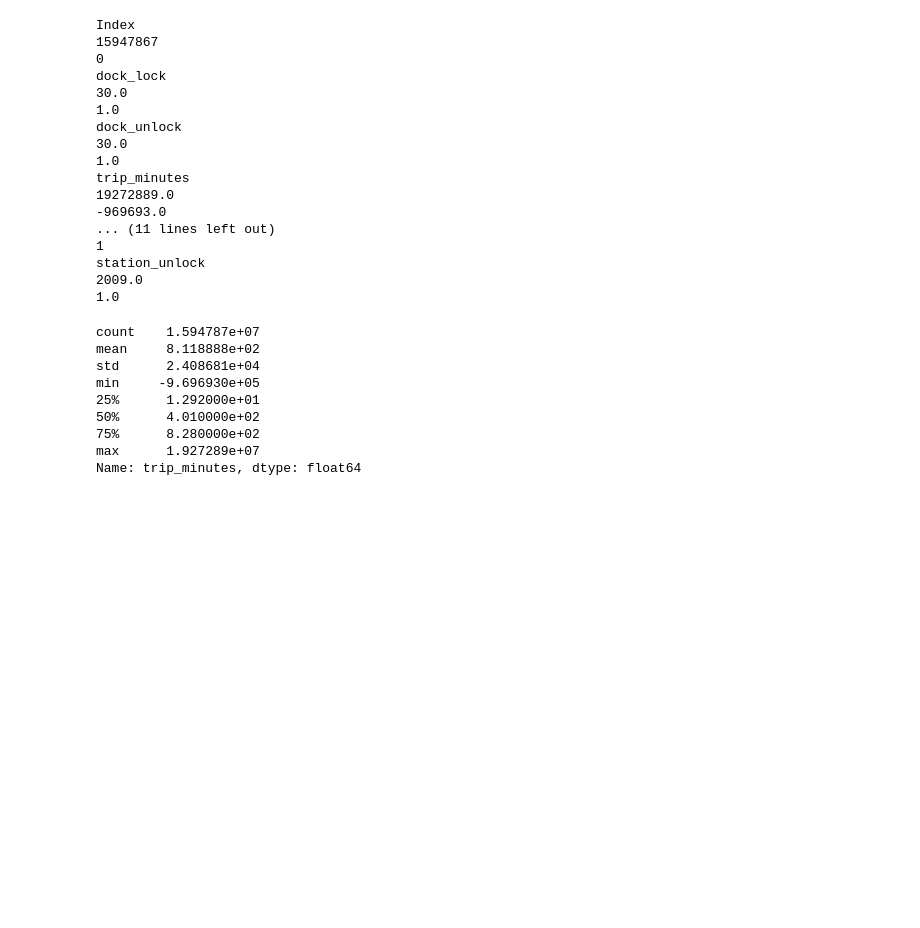
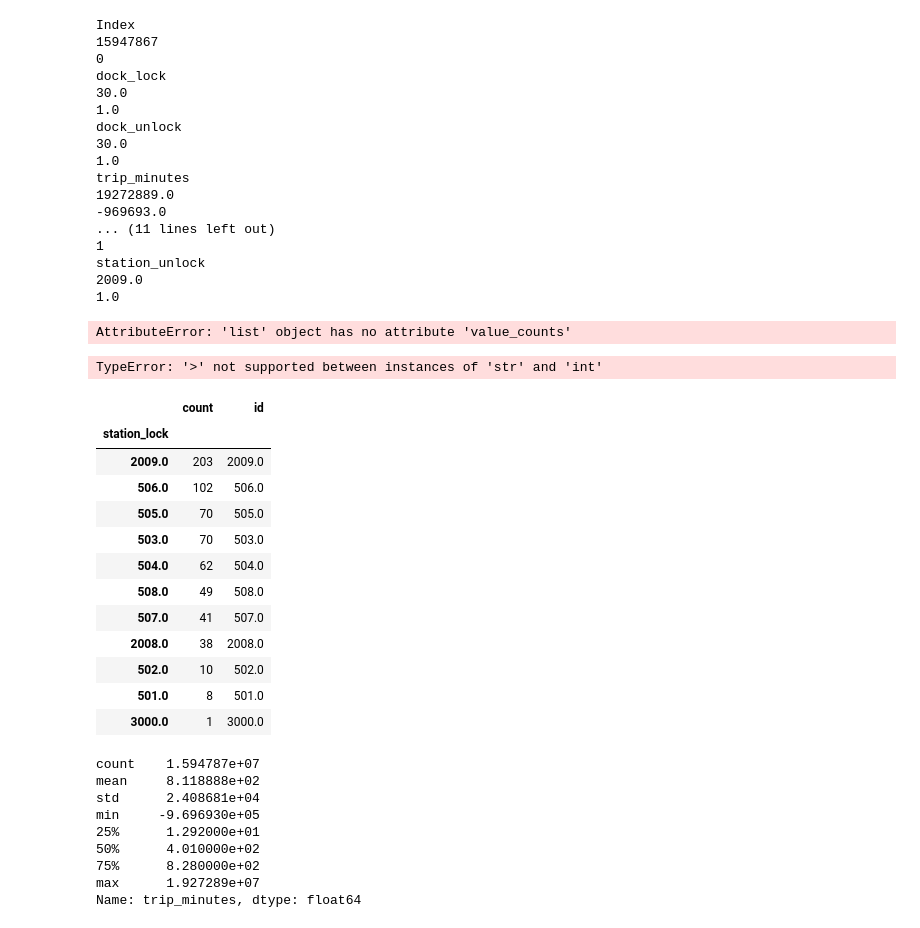
Before and after one commit to javi99/MT_predicting_BSD, a Jupyter notebook: processing/development/Data_Quality_Assessment.ipynb, the cells around one changed output. Cells and saved outputs as stored; diff of their text form; code cells hidden in the pictures; blank space fills up the shorter version.

```diff
--- a/processing/development/Data_Quality_Assessment.ipynb
+++ b/processing/development/Data_Quality_Assessment.ipynb
@@ -223,6 +316,32 @@ trip_minutes
 station_unlock
 2009.0
 1.0
+# %%
+station_lock = pd.DataFrame(numeric_station_unlock.value_counts())
+# %% [output]
+AttributeError: 'list' object has no attribute 'value_counts'
+# %%
+station_lock['id'] = station_lock.index
+# %%
+sum(station_lock[station_lock['id'] > 270]['count'])
+# %% [output]
+TypeError: '>' not supported between instances of 'str' and 'int'
+# %%
+station_lock[station_lock['id'] > 270]
+# %% [output]
+|  | count | id |
+| station_lock |  |  |
+| 2009.0 | 203 | 2009.0 |
+| 506.0 | 102 | 506.0 |
+| 505.0 | 70 | 505.0 |
+| 503.0 | 70 | 503.0 |
+| 504.0 | 62 | 504.0 |
+| 508.0 | 49 | 508.0 |
+| 507.0 | 41 | 507.0 |
+| 2008.0 | 38 | 2008.0 |
+| 502.0 | 10 | 502.0 |
+| 501.0 | 8 | 501.0 |
+| 3000.0 | 1 | 3000.0 |
 # %%
 print(trips['trip_minutes'].describe())
 # %% [output]
```
Also changed, not shown: parts of 23 cells of this notebook.
